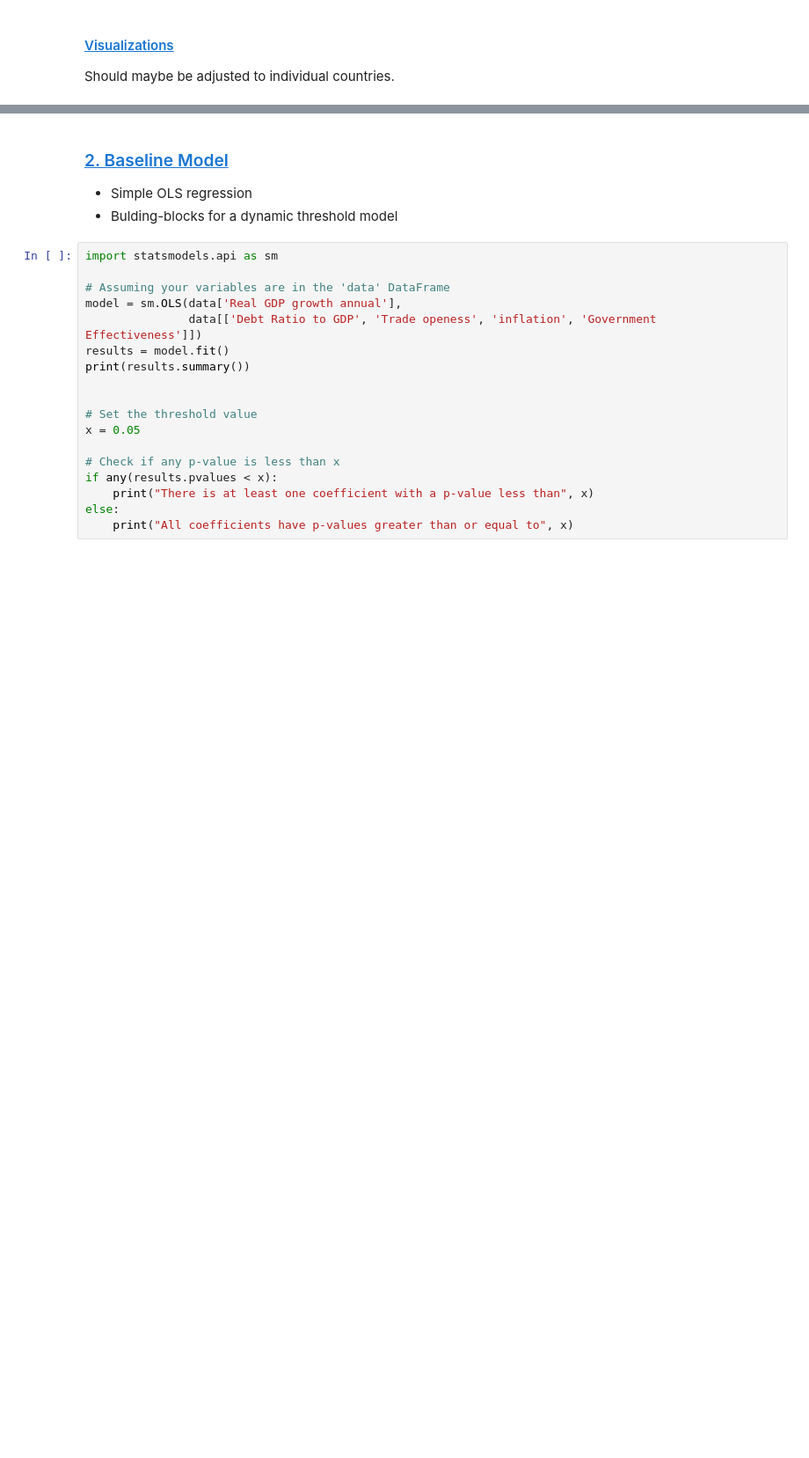
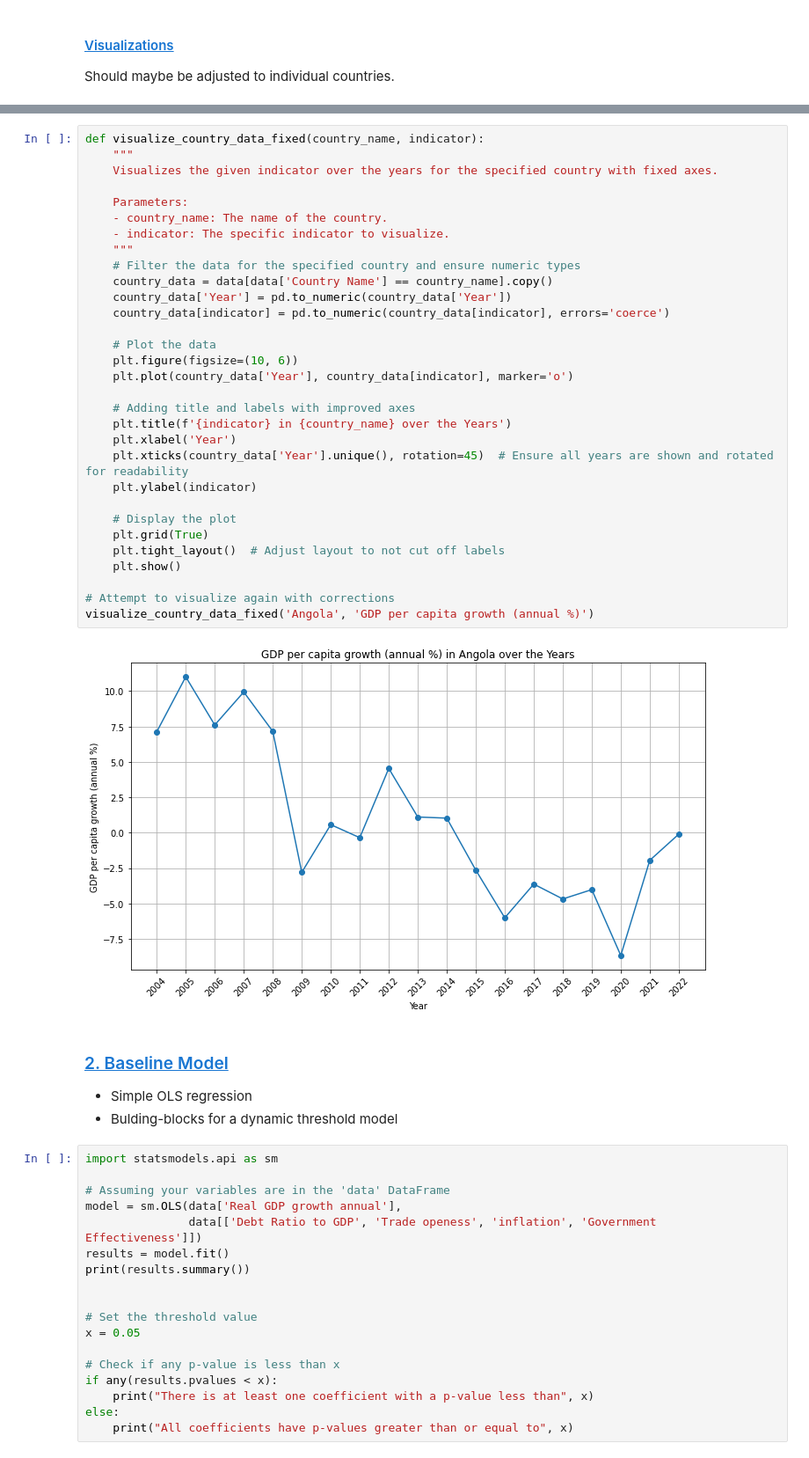
Before and after one commit to NumEconCopenhagen/Debt-and-Growth-New-Evidence-for-Low--and-Middle-Income-African-Countries, a Jupyter notebook: Valdemar.ipynb, the cells around one changed output, grey strips where cells are left out. Shown: that part at 88% size. Saved outputs shown, nothing was run; the diff lists cells and outputs as text; blank space fills up the shorter version.

```diff
--- a/Valdemar.ipynb
+++ b/Valdemar.ipynb
@@ -122,3 +137,36 @@ plot_scatter(data, 'Debt Ratio to GDP', 'GDP per capita growth rate')
+# %%
+def visualize_country_data_fixed(country_name, indicator):
+    """
+    Visualizes the given indicator over the years for the specified country with fixed axes.
+
+    Parameters:
+    - country_name: The name of the country.
+    - indicator: The specific indicator to visualize.
+    """
+    # Filter the data for the specified country and ensure numeric types
+    country_data = data[data['Country Name'] == country_name].copy()
+    country_data['Year'] = pd.to_numeric(country_data['Year'])
+    country_data[indicator] = pd.to_numeric(country_data[indicator], errors='coerce')
+
+    # Plot the data
+    plt.figure(figsize=(10, 6))
+    plt.plot(country_data['Year'], country_data[indicator], marker='o')
+
+    # Adding title and labels with improved axes
+    plt.title(f'{indicator} in {country_name} over the Years')
+    plt.xlabel('Year')
+    plt.xticks(country_data['Year'].unique(), rotation=45)  # Ensure all years are shown and rotated for readability
+    plt.ylabel(indicator)
+
+    # Display the plot
+    plt.grid(True)
+    plt.tight_layout()  # Adjust layout to not cut off labels
+    plt.show()
+
+# Attempt to visualize again with corrections
+visualize_country_data_fixed('Angola', 'GDP per capita growth (annual %)')
+# %% [output]
+[figure, added]
 # %% [markdown]
 ### <a id='toc1_1_2_'></a>[2. Baseline Model](#toc0_)
 - Simple OLS regression
```
Also changed, not shown: parts of 8 cells of this notebook, 2 other files.
